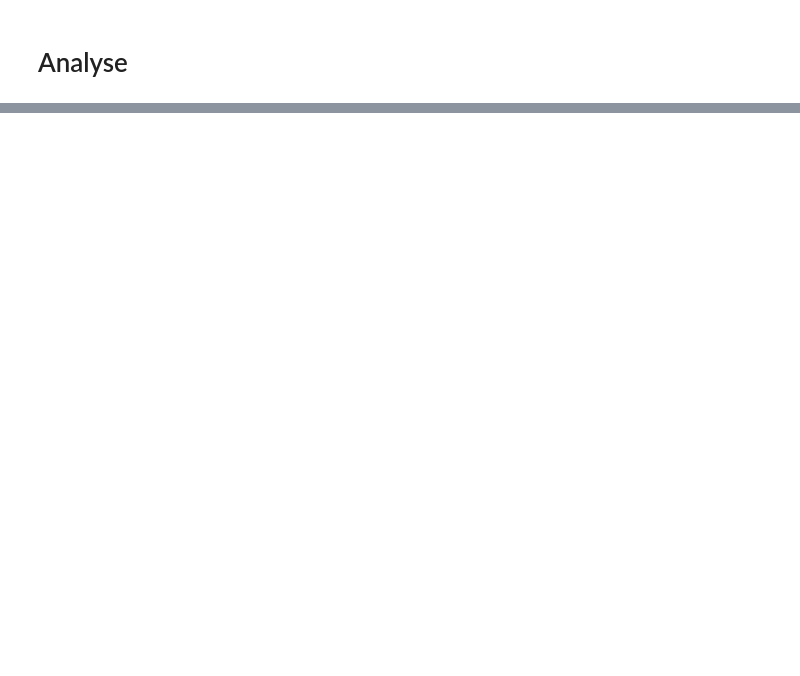
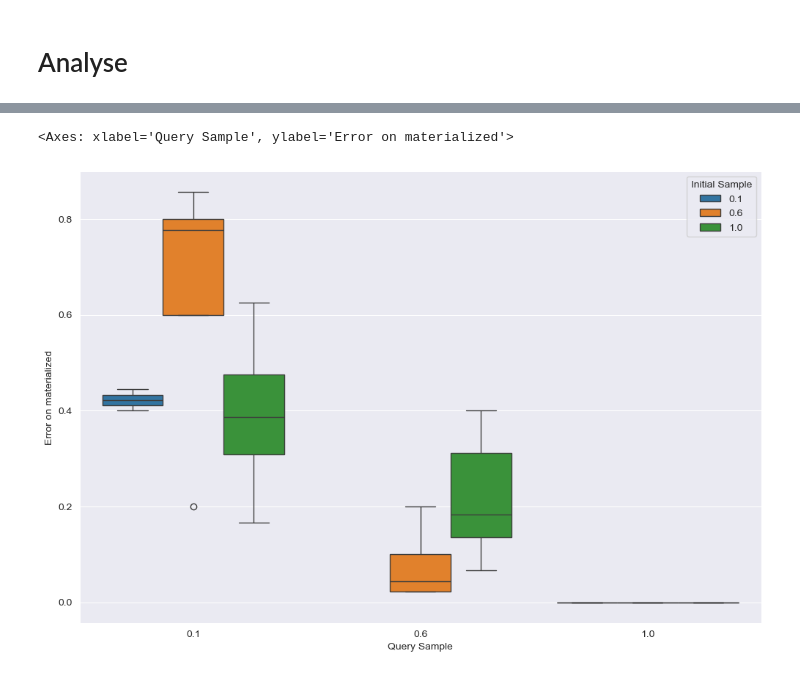
Before and after one commit to patrickmarcel/rankInsightGeneration, a Jupyter notebook: visu-results.ipynb, the cells around one changed output, grey strips where cells are left out. Saved outputs shown, nothing was run; the diff lists cells and outputs as text; code cells hidden in the pictures; blank space fills up the shorter version.

```diff
--- a/visu-results.ipynb
+++ b/visu-results.ipynb
@@ -35,0 +33,7 @@ pivot
+# %%
+a4_dims = (12, 8)
+fig, ax = plt.subplots(figsize=a4_dims)
+sns.boxplot(ax=ax,data=data, x="Query Sample", y="Error on materialized", hue="Initial Sample",)
+# %% [output]
+<Axes: xlabel='Query Sample', ylabel='Error on materialized'>
+[figure, added]
```
Also changed, not shown: parts of 5 cells of this notebook, 3 other files.
